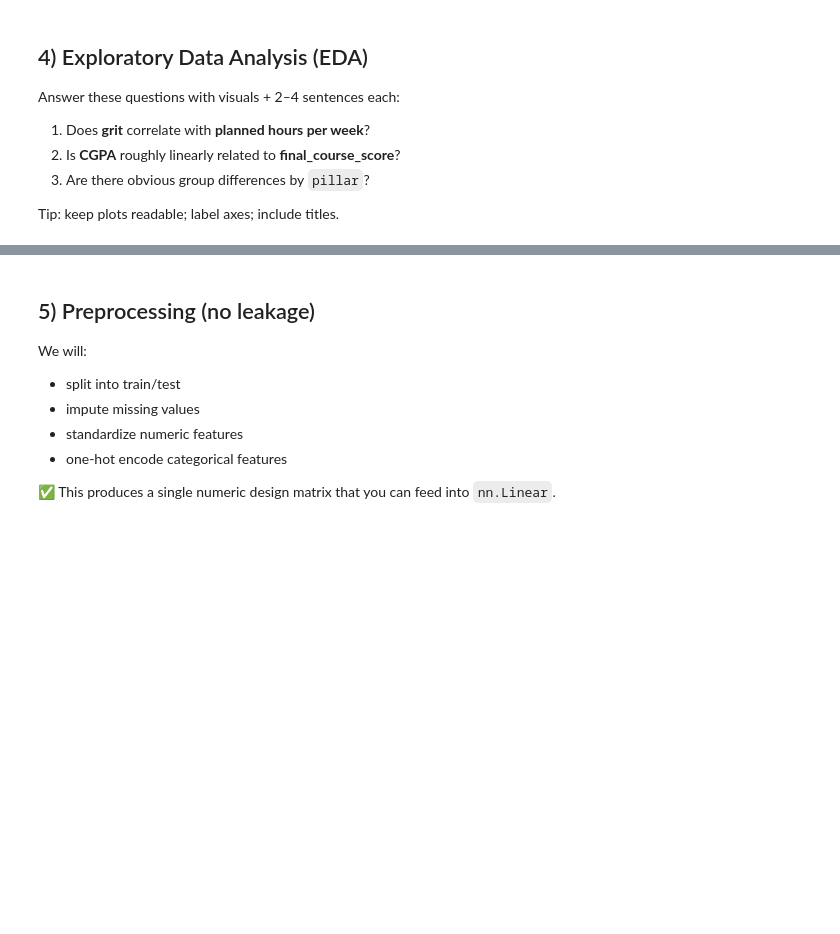
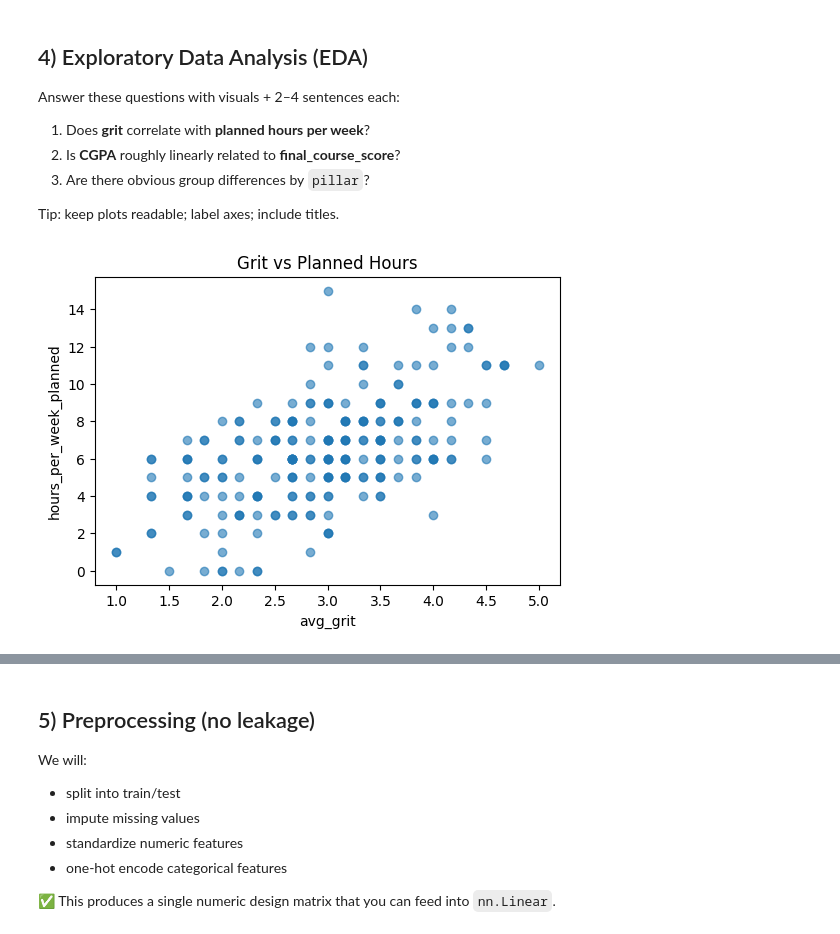
Before and after one commit to Yc1007942/cds_week4, a Jupyter notebook: cohort_analysis_eda(task2)/edm_task2.ipynb, the cells around one changed output, grey strips where cells are left out. Saved outputs shown, nothing was run; the diff lists cells and outputs as text; code cells hidden in the pictures; blank space fills up the shorter version.

```diff
--- a/cohort_analysis_eda(task2)/edm_task2.ipynb
+++ b/cohort_analysis_eda(task2)/edm_task2.ipynb
@@ -135,6 +211,13 @@ GRIT_NEG = [
     "grit_i_change_goals",
 ]
 
+SELF_EFFICACY = [
+    "cse_debug_python_without_help",
+    "cse_learn_new_ml_library",
+    "cse_explain_model_theory",
+    "cse_interpret_complex_viz"
+]
+
 # Reverse-code the negative items
 for col in GRIT_NEG:
     df[col + "_rev"] = 6 - df[col]
@@ -143,7 +226,6 @@ for col in GRIT_NEG:
 df["avg_grit"] = df[GRIT_POS + [c + "_rev" for c in GRIT_NEG]].mean(axis=1)
 
 # TODO: engineered feature 2 (pick one idea above)
-# df["tech_readiness"] = GRIT_NEG[1]
 df["tech_readiness"] = (
     (df["used_pytorch_tensorflow"] == "Yes").astype(int) +
     (df["diag_python_mod_answer"] == "2").astype(int)
@@ -153,9 +235,13 @@ df["time_budget"] = (
     (df["hours_per_week_planned"]) - (df["commute_minutes_daily"] / 60)
 )
 
-# df["self_efficacy"] = (
-#     df["cse_*"]
-# )
+df["self_efficacy"] = (
+    df[SELF_EFFICACY].mean(axis=1)
+)
 
 # Quick check
-df[["avg_grit"]].describe().T
+print(df[["avg_grit"]].describe().T)
+print(df[["tech_readiness"]].describe().T)
+print(df[["time_budget"]].describe().T)
+print(df[["self_efficacy"]].describe().T)
+print(df[["avg_grit", "tech_readiness", "time_budget", "self_efficacy"]].head())
@@ -172,9 +276,13 @@ Tip: keep plots readable; label axes; include titles.
 # %%
 # 4.1 Grit vs hours
 plt.figure(figsize=(6, 4))
 plt.scatter(df["avg_grit"], df["hours_per_week_planned"], alpha=0.6)
 plt.xlabel("avg_grit")
 plt.ylabel("hours_per_week_planned")
 plt.title("Grit vs Planned Hours")
-plt.grid(True, alpha=0.2)
+plt.grid(False)
+# plt.grid(True, alpha=0.2)
+# plt.plot(df["avg_grit"], df["hours_per_week_planned"])
 plt.show()
+# %% [output]
+[figure, added]
```
Also changed, not shown: parts of 12 cells of this notebook, 1 other file.
